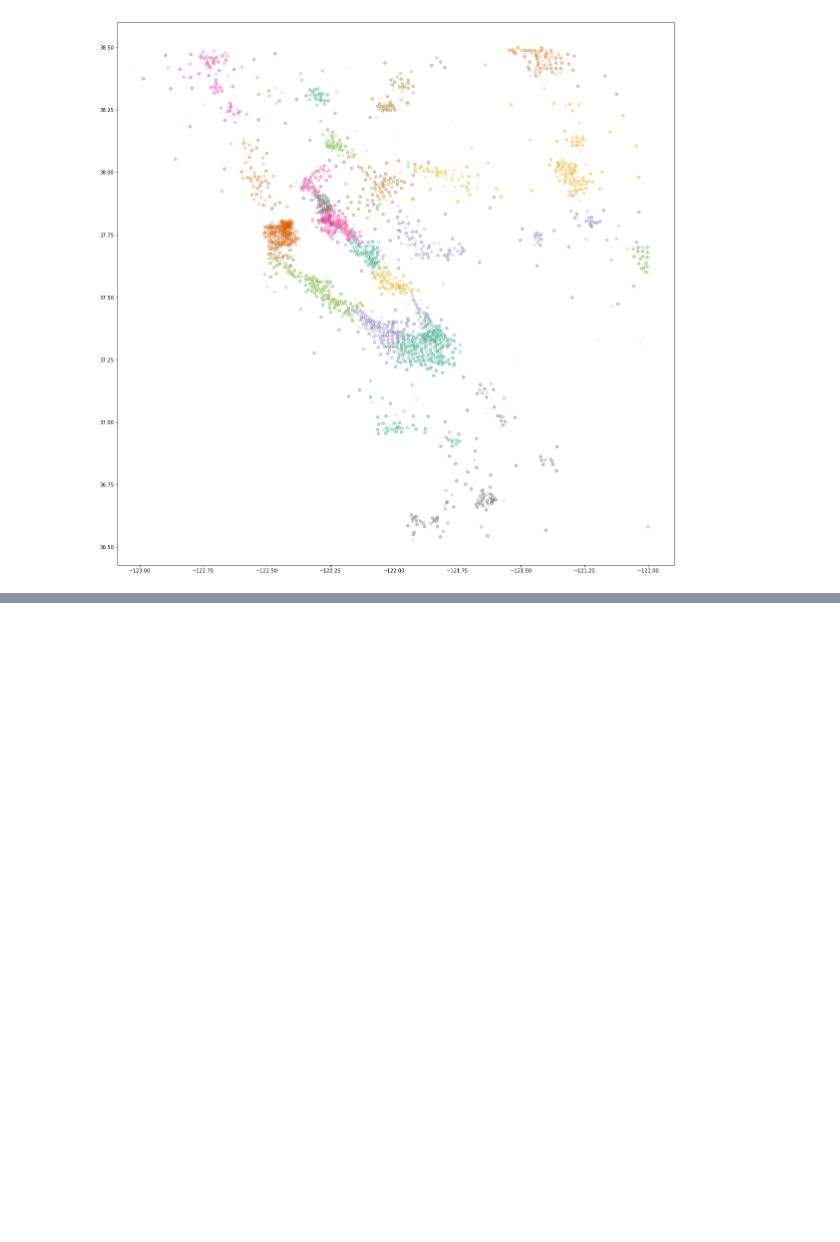
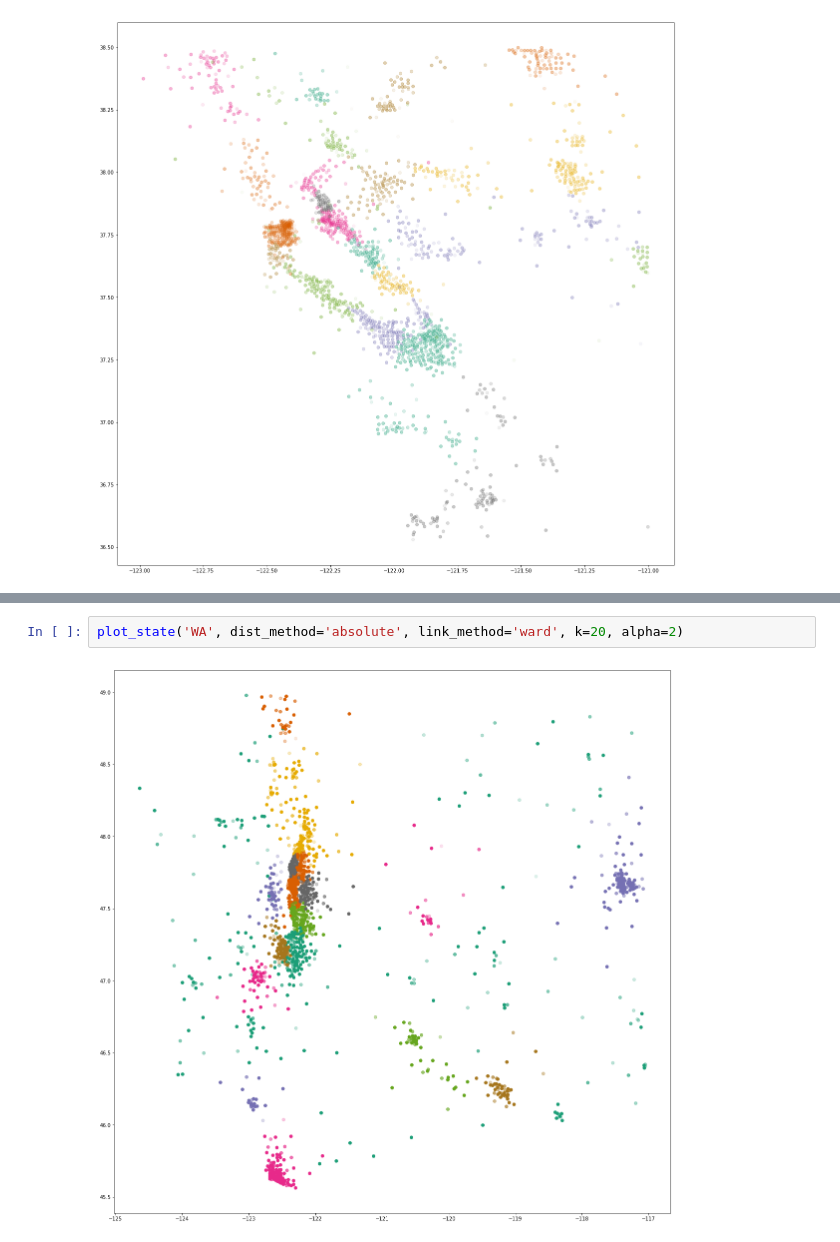
Before and after one commit to joannabate/commute, a Jupyter notebook: Alex_Plotting.ipynb, the cells around one changed output, grey strips where cells are left out. Saved outputs shown, nothing was run; the diff lists cells and outputs as text; blank space fills up the shorter version.

```diff
--- a/Alex_Plotting.ipynb
+++ b/Alex_Plotting.ipynb
@@ -85,0 +21,4 @@ plot_nyc(dist_method='absolute', link_method='ward', k=10, alpha=1)
+# %%
+plot_state('WA', dist_method='absolute', link_method='ward', k=20, alpha=2)
+# %% [output]
+[figure, added]
```
Also changed, not shown: parts of 9 cells of this notebook, 1 other file.
